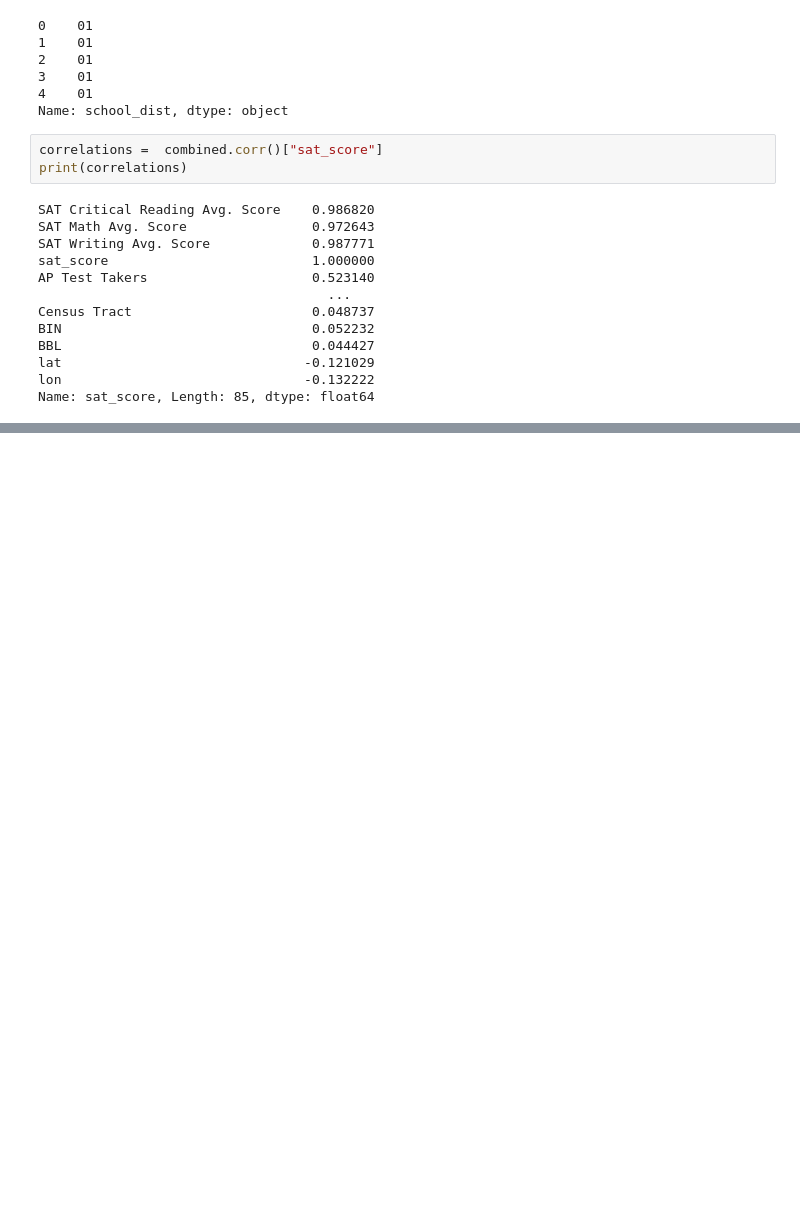
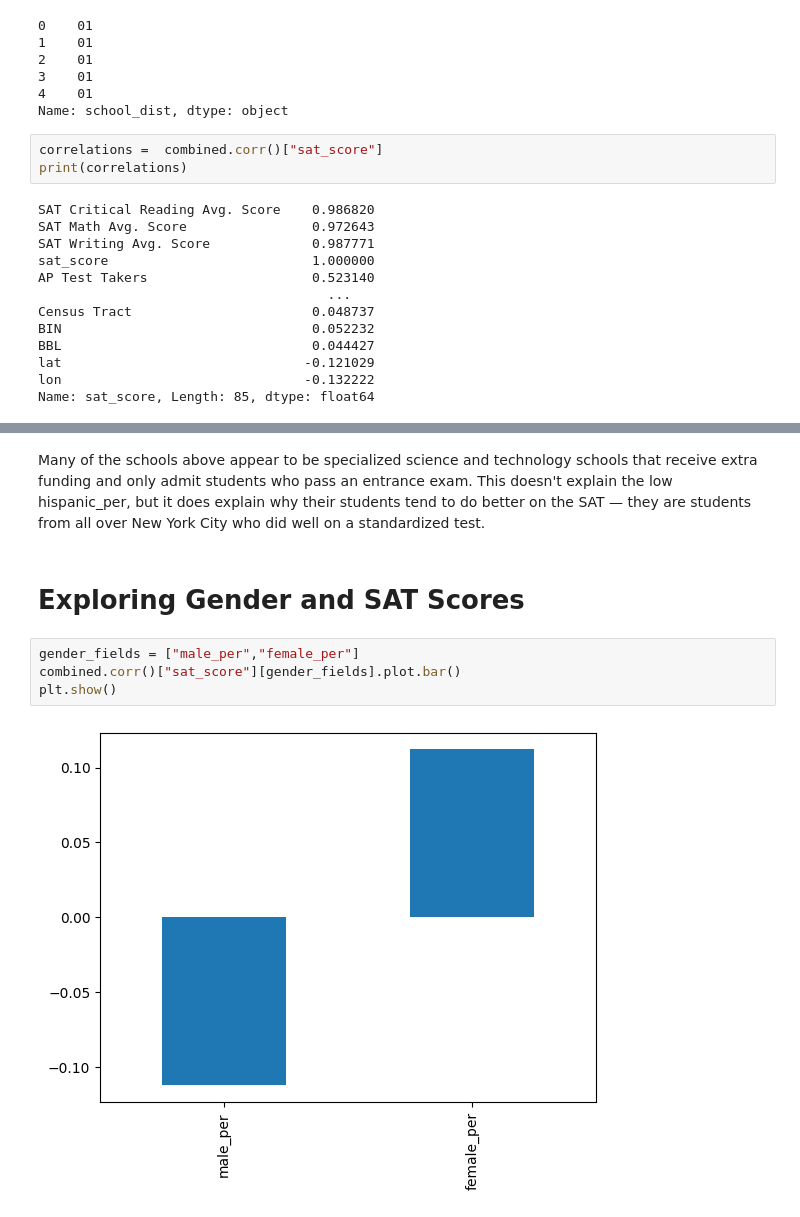
Before and after one commit to dancanyego/nyc-school-data-exploration, a Jupyter notebook: NYC school Data cleaning.ipynb, the cells around one changed output, grey strips where cells are left out. Drawn from its saved outputs; the diff is of its cells as text; blank space fills up the shorter version.

```diff
--- a/NYC school Data cleaning.ipynb
+++ b/NYC school Data cleaning.ipynb
@@ -571,0 +568,10 @@ Many of the schools above appear to be specialized science and technology school
+# %% [markdown]
+Many of the schools above appear to be specialized science and technology schools that receive extra funding and only admit students who pass an entrance exam. This doesn't explain the low hispanic_per, but it does explain why their students tend to do better on the SAT — they are students from all over New York City who did well on a standardized test.
+# %% [markdown]
+# Exploring Gender and SAT Scores
+# %%
+gender_fields = ["male_per","female_per"]
+combined.corr()["sat_score"][gender_fields].plot.bar()
+plt.show()
+# %% [output]
+[figure, added]
```
Also changed, not shown: parts of 40 cells of this notebook.
